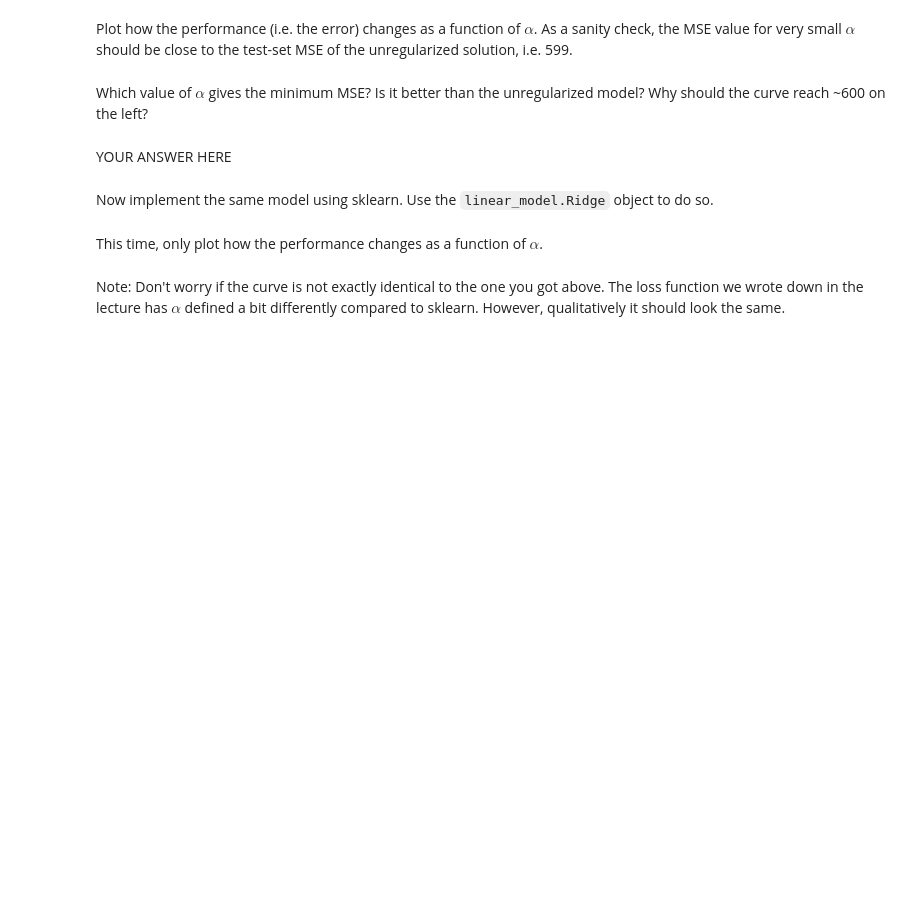
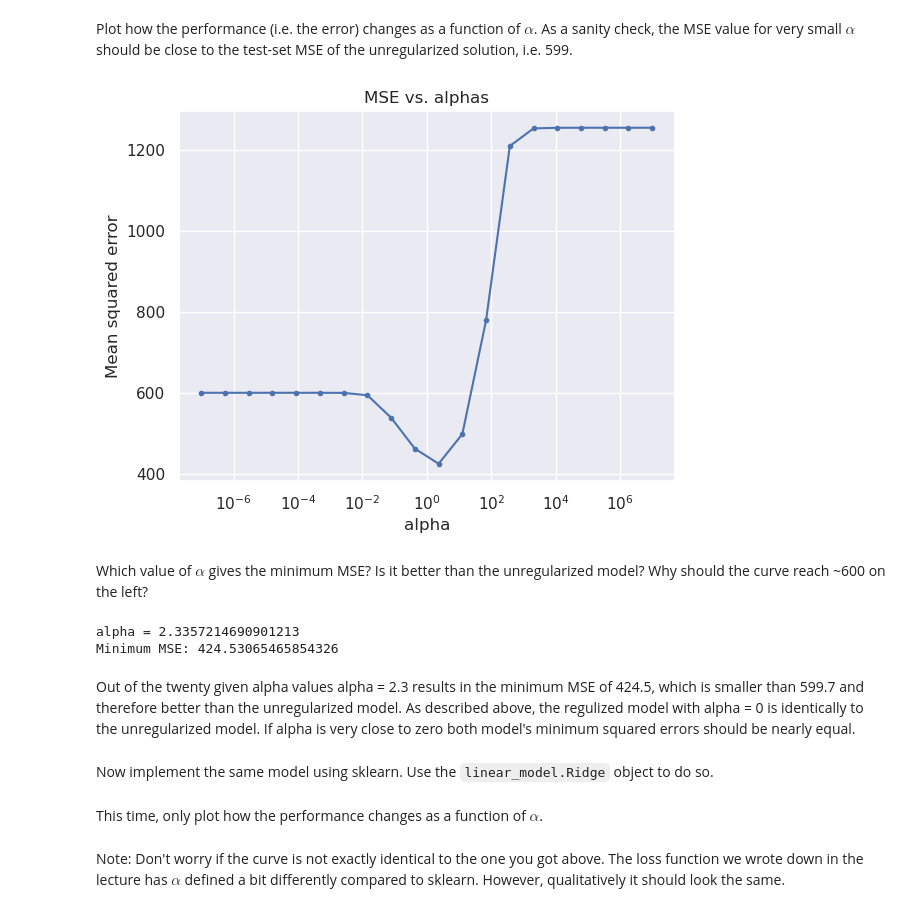
Before and after one commit to carl-lorenz/ML_practicals, a Jupyter notebook: Practical1/1_Buettner_Kortum_Lorenz.ipynb, the cells around one changed output. Drawn from its saved outputs; the diff is of its cells as text; code cells hidden in the pictures; blank space fills up the shorter version.

```diff
--- a/Practical1/1_Buettner_Kortum_Lorenz.ipynb
+++ b/Practical1/1_Buettner_Kortum_Lorenz.ipynb
@@ -460,7 +462,28 @@ Plot how the performance (i.e. the error) changes as a function of $\alpha$. As
+# %%
+# Plot of MSE  vs. alphas
+
+mse_vec = [record['mse'] for record in records]
+
+sns.set_theme()
+plt.plot(alphas_vec, mse_vec, '.-')
+plt.xscale('log')
+plt.xlabel('alpha')
+plt.ylabel('Mean squared error')
+plt.title('MSE vs. alphas')
+plt.show()
+# %% [output]
+[figure, added]
 # %% [markdown]
 Which value of $\alpha$ gives the minimum MSE? Is it better than the unregularized model? Why should the curve reach ~600 on the left?
-# %% [markdown]
-YOUR ANSWER HERE
+# %%
+min_mse = min(mse_vec)
+print(f"alpha = {alphas_vec[mse_vec.index(min_mse)]}")
+print(f"Minimum MSE: {min_mse}")
+# %% [output]
+alpha = 2.3357214690901213
+Minimum MSE: 424.53065465854326
+# %% [markdown]
+Out of the twenty given alpha values alpha = 2.3 results in the minimum MSE of 424.5, which is smaller than 599.7 and therefore better than the unregularized model. As described above, the regulized model with alpha = 0 is identically to the unregularized model. If alpha is very close to zero both model's minimum squared errors should be nearly equal.
 # %% [markdown]
 Now implement the same model using sklearn. Use the `linear_model.Ridge` object to do so.
 # %%
```
Also changed, not shown: parts of 7 cells of this notebook.
